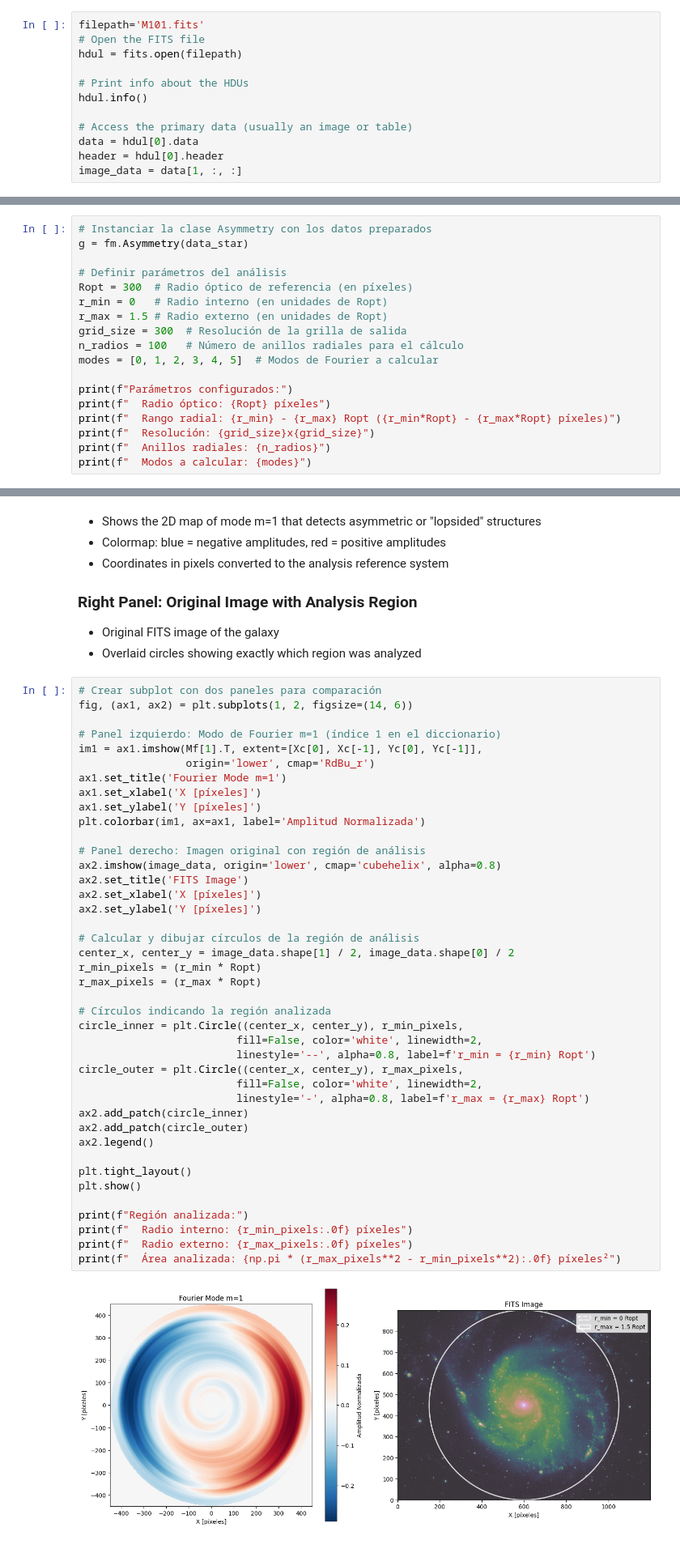
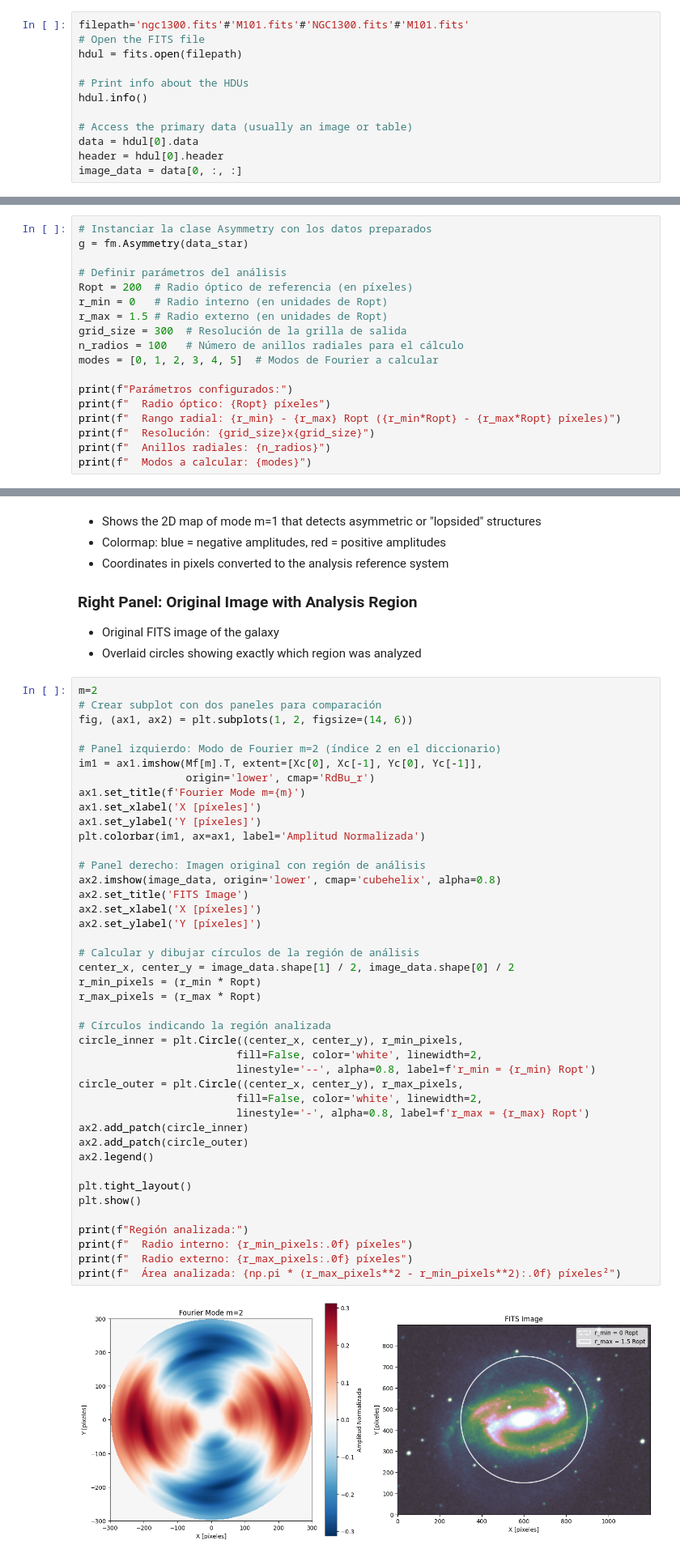
Before and after one commit to ssvarela/FourierModes_lesson, a Jupyter notebook: Clases1.ipynb, the cells around one changed output, grey strips where cells are left out. Shown at 81% size. Drawn from its saved outputs; the diff is of its cells as text.

```diff
--- a/Clases1.ipynb
+++ b/Clases1.ipynb
@@ -99,5 +106,5 @@ Then load the data of the FITS file using astropy
 # %%
-filepath='M101.fits'
+filepath='ngc1300.fits'#'M101.fits'#'NGC1300.fits'#'M101.fits'
 # Open the FITS file
 hdul = fits.open(filepath)
 
@@ -107,5 +114,5 @@ hdul.info()
 # Access the primary data (usually an image or table)
 data = hdul[0].data
 header = hdul[0].header
-image_data = data[1, :, :]
+image_data = data[0, :, :]
 # %% [output]
@@ -165,7 +177,7 @@ Before executing the Fourier mode analysis, we need to define the key parameters
 g = fm.Asymmetry(data_star)
 
 # Definir parámetros del análisis
-Ropt = 300  # Radio óptico de referencia (en píxeles)
+Ropt = 200  # Radio óptico de referencia (en píxeles)
 r_min = 0   # Radio interno (en unidades de Ropt)
 r_max = 1.5 # Radio externo (en unidades de Ropt)
 grid_size = 300  # Resolución de la grilla de salida
@@ -225,13 +237,14 @@ We create a comparative visualization with two panels:
 - Original FITS image of the galaxy
 - Overlaid circles showing exactly which region was analyzed
 # %%
+m=2
 # Crear subplot con dos paneles para comparación
 fig, (ax1, ax2) = plt.subplots(1, 2, figsize=(14, 6))
 
-# Panel izquierdo: Modo de Fourier m=1 (índice 1 en el diccionario)
-im1 = ax1.imshow(Mf[1].T, extent=[Xc[0], Xc[-1], Yc[0], Yc[-1]],
+# Panel izquierdo: Modo de Fourier m=2 (índice 2 en el diccionario)
+im1 = ax1.imshow(Mf[m].T, extent=[Xc[0], Xc[-1], Yc[0], Yc[-1]],
                  origin='lower', cmap='RdBu_r')
-ax1.set_title('Fourier Mode m=1')
+ax1.set_title(f'Fourier Mode m={m}')
 ax1.set_xlabel('X [píxeles]')
 ax1.set_ylabel('Y [píxeles]')
 plt.colorbar(im1, ax=ax1, label='Amplitud Normalizada')
@@ -239,33 +252,33 @@ plt.colorbar(im1, ax=ax1, label='Amplitud Normalizada')
 # Panel derecho: Imagen original con región de análisis
 ax2.imshow(image_data, origin='lower', cmap='cubehelix', alpha=0.8)
 ax2.set_title('FITS Image')
 ax2.set_xlabel('X [píxeles]')
 ax2.set_ylabel('Y [píxeles]')
 
 # Calcular y dibujar círculos de la región de análisis
 center_x, center_y = image_data.shape[1] / 2, image_data.shape[0] / 2
 r_min_pixels = (r_min * Ropt)
 r_max_pixels = (r_max * Ropt)
 
 # Círculos indicando la región analizada
 circle_inner = plt.Circle((center_x, center_y), r_min_pixels,
                          fill=False, color='white', linewidth=2,
                          linestyle='--', alpha=0.8, label=f'r_min = {r_min} Ropt')
 circle_outer = plt.Circle((center_x, center_y), r_max_pixels,
                          fill=False, color='white', linewidth=2,
                          linestyle='-', alpha=0.8, label=f'r_max = {r_max} Ropt')
 ax2.add_patch(circle_inner)
 ax2.add_patch(circle_outer)
 ax2.legend()
 
 plt.tight_layout()
 plt.show()
 
 print(f"Región analizada:")
 print(f"  Radio interno: {r_min_pixels:.0f} píxeles")
 print(f"  Radio externo: {r_max_pixels:.0f} píxeles")
 print(f"  Área analizada: {np.pi * (r_max_pixels**2 - r_min_pixels**2):.0f} píxeles²")
 # %% [output]
-[figure, old version]
+[figure, new version]
 Región analizada:
   Radio interno: 0 píxeles
```
Also changed, not shown: parts of 9 cells of this notebook, 11 other files.
